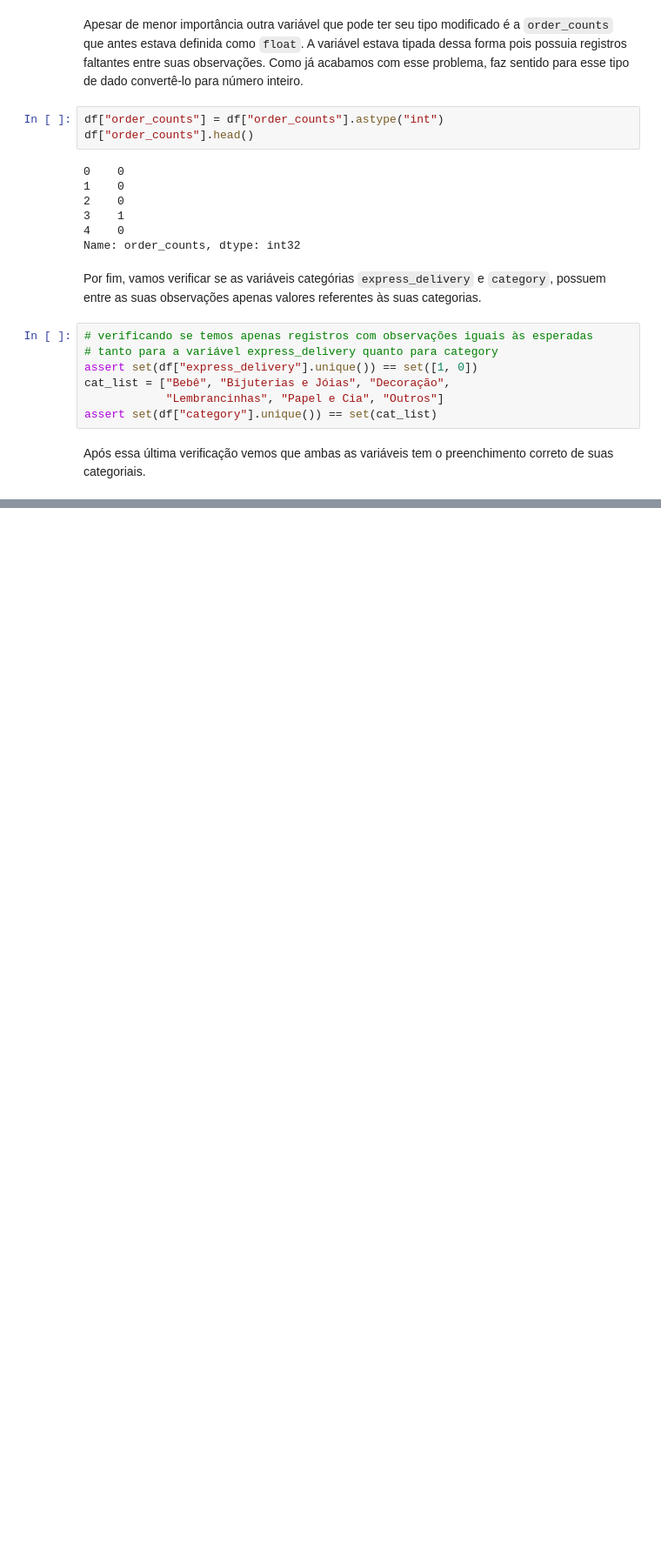
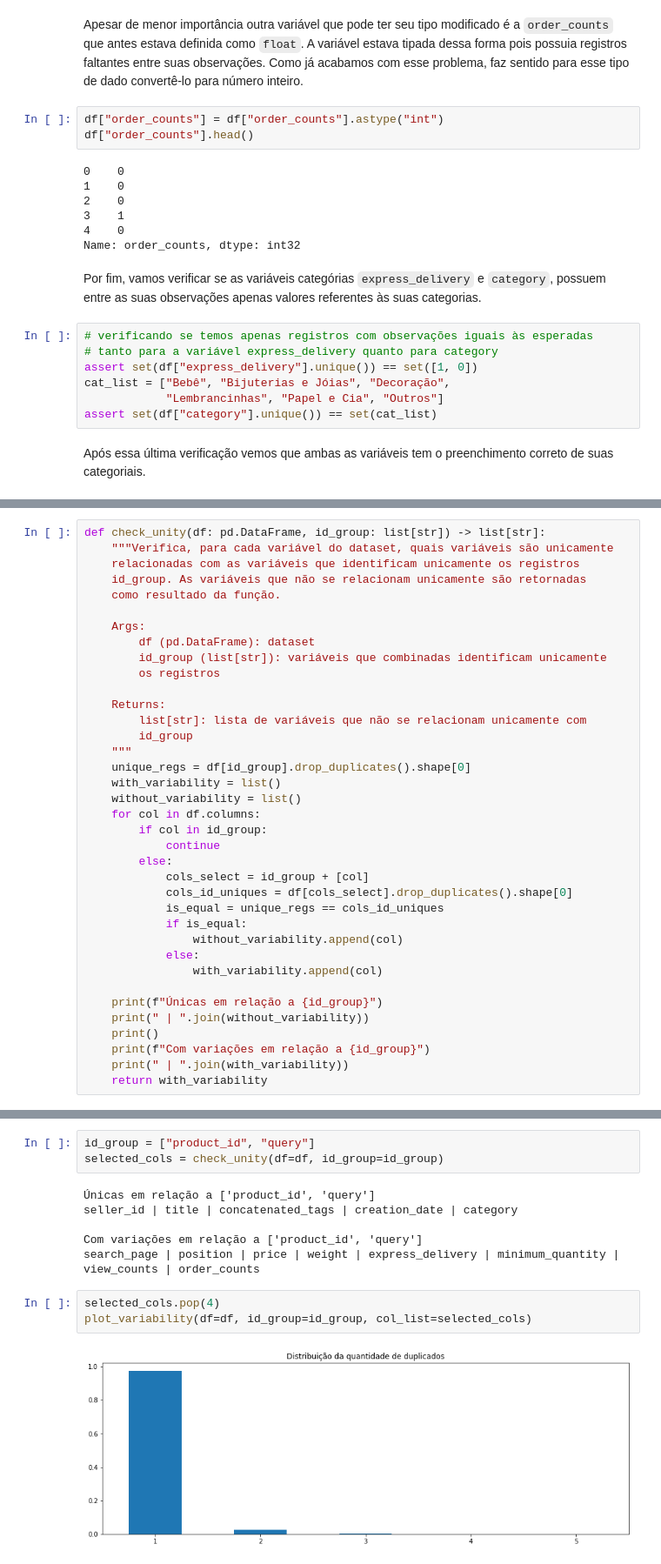
Before and after one commit to leofmr/product_recommender, a Jupyter notebook: notebooks/0 - data_prepare.ipynb, the cells around one changed output, grey strips where cells are left out. Shown at 87% size. Drawn from its saved outputs; the diff is of its cells as text; blank space fills up the shorter version.

```diff
--- a/notebooks/0 - data_prepare.ipynb
+++ b/notebooks/0 - data_prepare.ipynb
@@ -498,0 +214,37 @@ dt_test.to_pickle("../data/dt_test.pickle")
+# %%
+def check_unity(df: pd.DataFrame, id_group: list[str]) -> list[str]:
+    """Verifica, para cada variável do dataset, quais variáveis são unicamente
+    relacionadas com as variáveis que identificam unicamente os registros
+    id_group. As variáveis que não se relacionam unicamente são retornadas
+    como resultado da função.
+
+    Args:
+        df (pd.DataFrame): dataset
+        id_group (list[str]): variáveis que combinadas identificam unicamente
+        os registros
+
+    Returns:
+        list[str]: lista de variáveis que não se relacionam unicamente com
+        id_group
+    """
+    unique_regs = df[id_group].drop_duplicates().shape[0]
+    with_variability = list()
+    without_variability = list()
+    for col in df.columns:
+        if col in id_group:
+            continue
+        else:
+            cols_select = id_group + [col]
+            cols_id_uniques = df[cols_select].drop_duplicates().shape[0]
+            is_equal = unique_regs == cols_id_uniques
+            if is_equal:
+                without_variability.append(col)
+            else:
+                with_variability.append(col)
+
+    print(f"Únicas em relação a {id_group}")
+    print(" | ".join(without_variability))
+    print()
+    print(f"Com variações em relação a {id_group}")
+    print(" | ".join(with_variability))
+    return with_variability
@@ -498,0 +443,14 @@ dt_test.to_pickle("../data/dt_test.pickle")
+# %%
+id_group = ["product_id", "query"]
+selected_cols = check_unity(df=df, id_group=id_group)
+# %% [output]
+Únicas em relação a ['product_id', 'query']
+seller_id | title | concatenated_tags | creation_date | category
+
+Com variações em relação a ['product_id', 'query']
+search_page | position | price | weight | express_delivery | minimum_quantity | view_counts | order_counts
+# %%
+selected_cols.pop(4)
+plot_variability(df=df, id_group=id_group, col_list=selected_cols)
+# %% [output]
+[figure, added]
```
Also changed, not shown: parts of 57 cells of this notebook, 6 other files.
